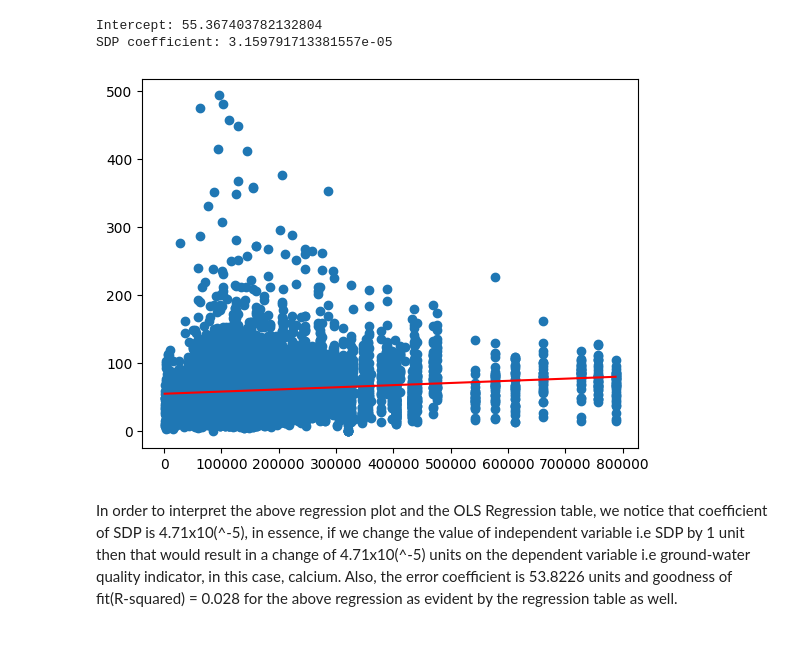
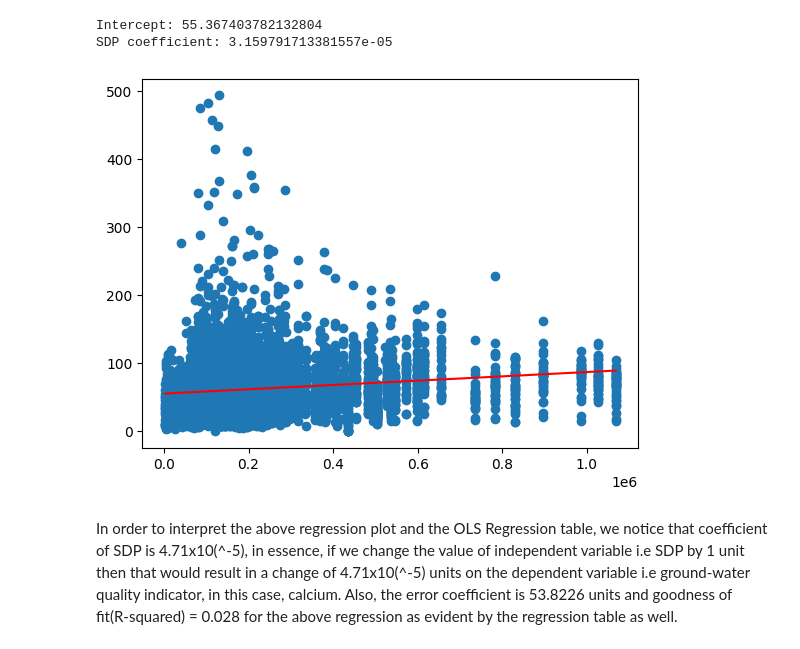
Before and after one commit to baljyot25/India-groundwater-economic-analysis, a Jupyter notebook: Analysis.ipynb, the cells around one changed output. Drawn from its saved outputs; the diff is of its cells as text; code cells hidden in the pictures.

```diff
--- a/Analysis.ipynb
+++ b/Analysis.ipynb
@@ -195,37 +176,37 @@ import matplotlib.pyplot as plt
 import numpy as np
 
 # reading data from the csv
-data = pd.read_csv(r"Excels\GWQ_SDP.csv")
+data = pd.read_csv(r"out.csv")
 
 # Clean data and convert to numeric
 data['SDP'] = pd.to_numeric(data['SDP'], errors='coerce')
-data['Calcium'] = pd.to_numeric(data['Calcium'], errors='coerce')
+data['calcium'] = pd.to_numeric(data['calcium'], errors='coerce')
 
 # Drop rows with NaN values
-data.dropna(subset=['SDP', 'Calcium'], inplace=True)
+data.dropna(subset=['SDP', 'calcium'], inplace=True)
 
 # plotting the original values
 x = data['SDP']
-y = data['Calcium']
+y = data['calcium']
 plt.scatter(x, y)
 
 # finding the maximum and minimum
 # values of x, to get the
 # range of data
 max_x = x.max()
 min_x = x.min()
 
 # range of values for plotting
 # the regression line
 x_values = np.arange(min_x, max_x, 1)
 
 # the substituted equation
 y_values = sdp_coefficient* x_values + intercept
 
 # plotting the regression line
 plt.plot(x_values, y_values, 'r')
 plt.show()
 # %% [output]
-[figure, old version]
+[figure, new version]
 # %% [markdown]
 In order to interpret the above regression plot and the OLS Regression table, we notice that coefficient of SDP is 4.71x10(^-5), in essence, if we change the value of independent variable i.e SDP by 1 unit then that would result in a change of 4.71x10(^-5) units on the dependent variable i.e ground-water quality indicator, in this case, calcium. Also, the error coefficient is 53.8226 units and goodness of fit(R-squared) = 0.028 for the above regression as evident by the regression table as well.
```
Also changed, not shown: parts of 5 cells of this notebook, 6 other files.
